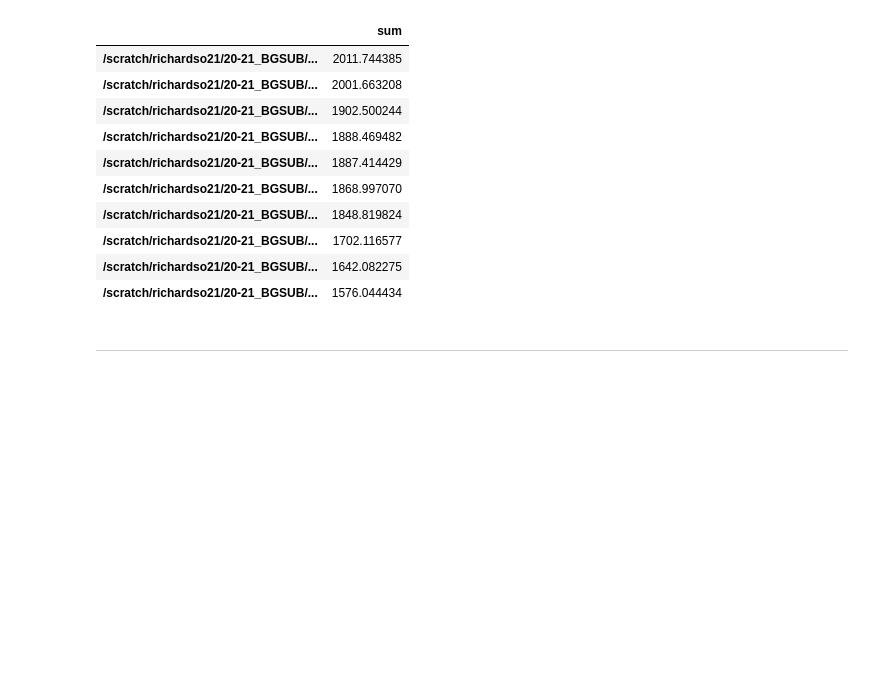
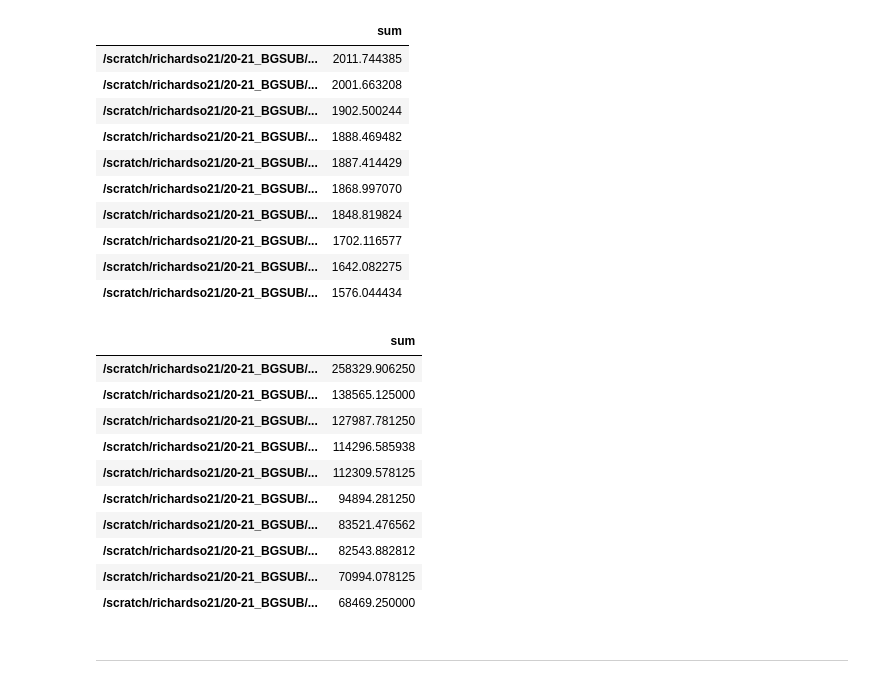
Before and after one commit to richardso21/SERP2021-BGSUB, a Jupyter notebook: FgSegNet/concomp_cluster/connected_components.ipynb, the cells around one changed output. Cells and saved outputs as stored; diff of their text form; code cells hidden in the pictures; blank space fills up the shorter version.

```diff
--- a/FgSegNet/concomp_cluster/connected_components.ipynb
+++ b/FgSegNet/concomp_cluster/connected_components.ipynb
@@ -48,6 +48,20 @@ D_sorted.loc[abs(D_sorted['sum'] - D_sorted['sum'].mean()) < 500]
 | /scratch/richardso21/20-21_BGSUB/... | 1702.116577 |
 | /scratch/richardso21/20-21_BGSUB/... | 1642.082275 |
 | /scratch/richardso21/20-21_BGSUB/... | 1576.044434 |
+# %%
+D_sorted.head(10)
+# %% [output]
+|  | sum |
+| /scratch/richardso21/20-21_BGSUB/... | 258329.906250 |
+| /scratch/richardso21/20-21_BGSUB/... | 138565.125000 |
+| /scratch/richardso21/20-21_BGSUB/... | 127987.781250 |
+| /scratch/richardso21/20-21_BGSUB/... | 114296.585938 |
+| /scratch/richardso21/20-21_BGSUB/... | 112309.578125 |
+| /scratch/richardso21/20-21_BGSUB/... | 94894.281250 |
+| /scratch/richardso21/20-21_BGSUB/... | 83521.476562 |
+| /scratch/richardso21/20-21_BGSUB/... | 82543.882812 |
+| /scratch/richardso21/20-21_BGSUB/... | 70994.078125 |
+| /scratch/richardso21/20-21_BGSUB/... | 68469.250000 |
 # %% [markdown]
 ---
 # %%
```
Also changed, not shown: parts of 1 cell of this notebook, 13 other files.
